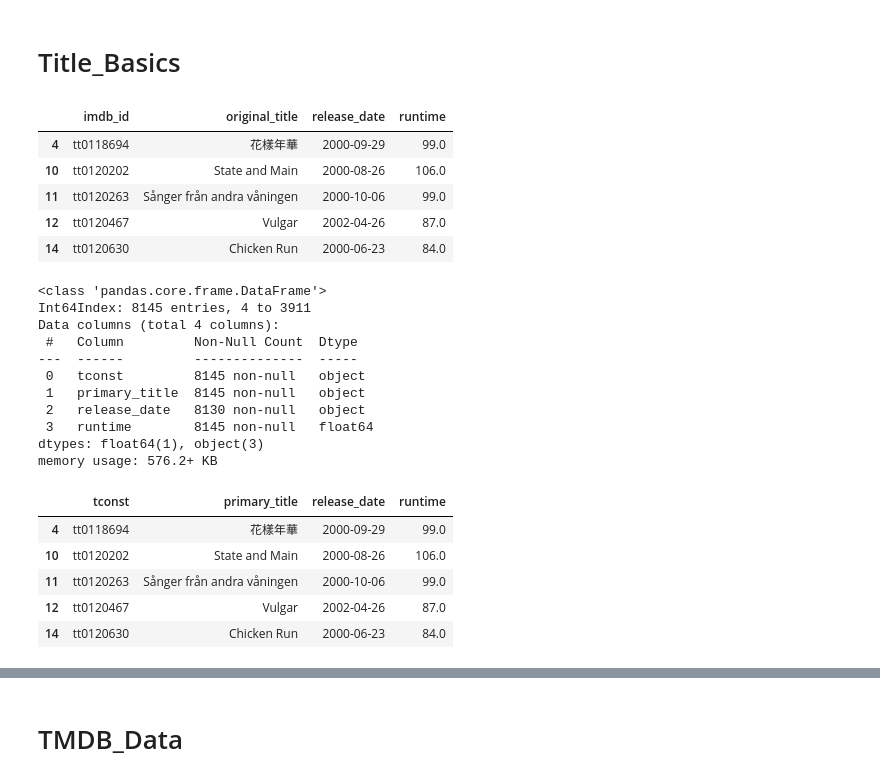
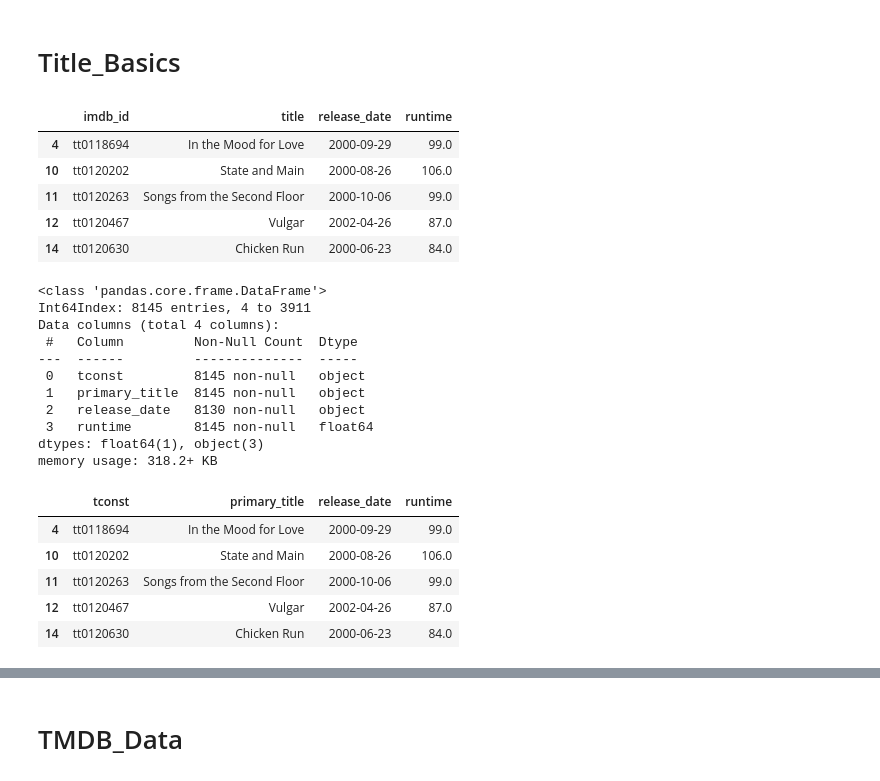
Before and after one commit to LoveidaLucero/Movie-Success-Analysis, a Jupyter notebook: Part 4B TMDB Data Transfer.ipynb, the cells around one changed output, grey strips where cells are left out. Drawn from its saved outputs; the diff is of its cells as text; code cells hidden in the pictures.

```diff
--- a/Part 4B TMDB Data Transfer.ipynb
+++ b/Part 4B TMDB Data Transfer.ipynb
@@ -183,19 +195,19 @@ ratings.head()
 # %% [markdown]
 # Title_Basics
 # %%
-title_basics = df[['imdb_id','original_title','release_date','runtime']].copy()
+title_basics = df[['imdb_id','title','release_date','runtime']].copy()
 title_basics.head()
 # %% [output]
-|  | imdb_id | original_title | release_date | runtime |
-| 4 | tt0118694 | 花樣年華 | 2000-09-29 | 99.0 |
+|  | imdb_id | title | release_date | runtime |
+| 4 | tt0118694 | In the Mood for Love | 2000-09-29 | 99.0 |
 | 10 | tt0120202 | State and Main | 2000-08-26 | 106.0 |
-| 11 | tt0120263 | Sånger från andra våningen | 2000-10-06 | 99.0 |
+| 11 | tt0120263 | Songs from the Second Floor | 2000-10-06 | 99.0 |
 | 12 | tt0120467 | Vulgar | 2002-04-26 | 87.0 |
 | 14 | tt0120630 | Chicken Run | 2000-06-23 | 84.0 |
 # %%
 #rename columns for consistency
 rename_basics = {'imdb_id':'tconst',
-                'original_title':'primary_title'}
+                'title':'primary_title'}
 title_basics = title_basics.rename(rename_basics, axis=1)
 title_basics.info()
 title_basics.head()
@@ -210,11 +222,11 @@ Data columns (total 4 columns):
  2   release_date   8130 non-null   object
  3   runtime        8145 non-null   float64
 dtypes: float64(1), object(3)
-memory usage: 576.2+ KB
+memory usage: 318.2+ KB
 |  | tconst | primary_title | release_date | runtime |
-| 4 | tt0118694 | 花樣年華 | 2000-09-29 | 99.0 |
+| 4 | tt0118694 | In the Mood for Love | 2000-09-29 | 99.0 |
 | 10 | tt0120202 | State and Main | 2000-08-26 | 106.0 |
-| 11 | tt0120263 | Sånger från andra våningen | 2000-10-06 | 99.0 |
+| 11 | tt0120263 | Songs from the Second Floor | 2000-10-06 | 99.0 |
 | 12 | tt0120467 | Vulgar | 2002-04-26 | 87.0 |
 | 14 | tt0120630 | Chicken Run | 2000-06-23 | 84.0 |
 # %%
```
Also changed, not shown: parts of 17 cells of this notebook.
